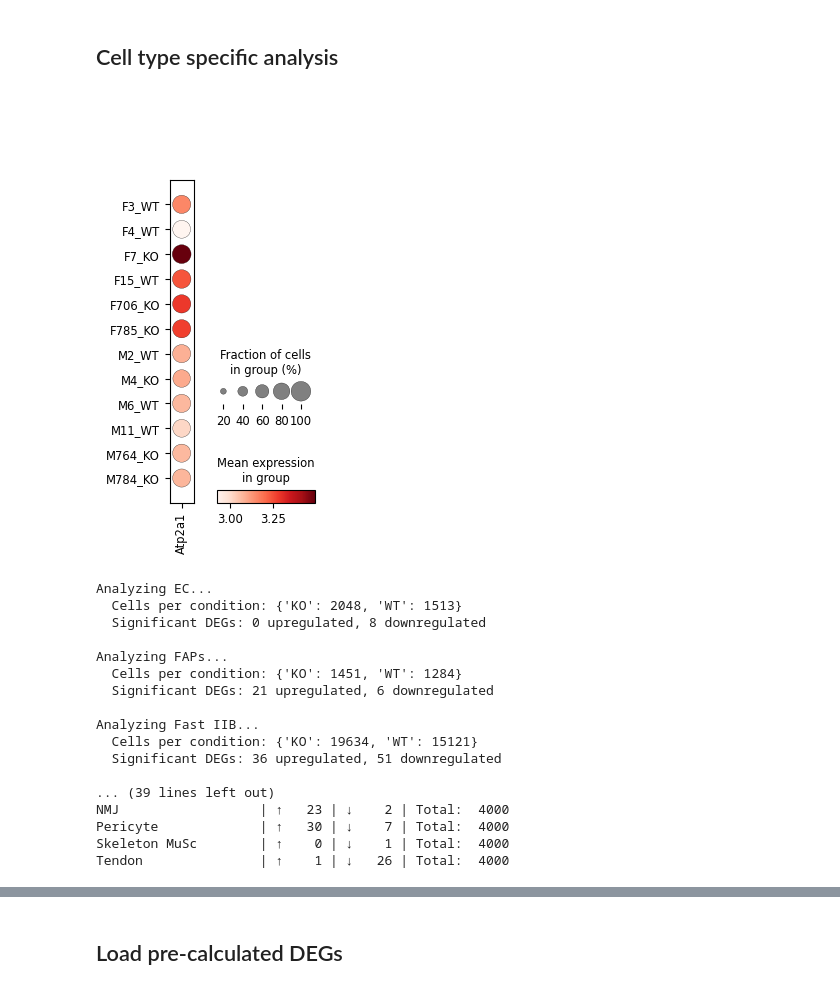
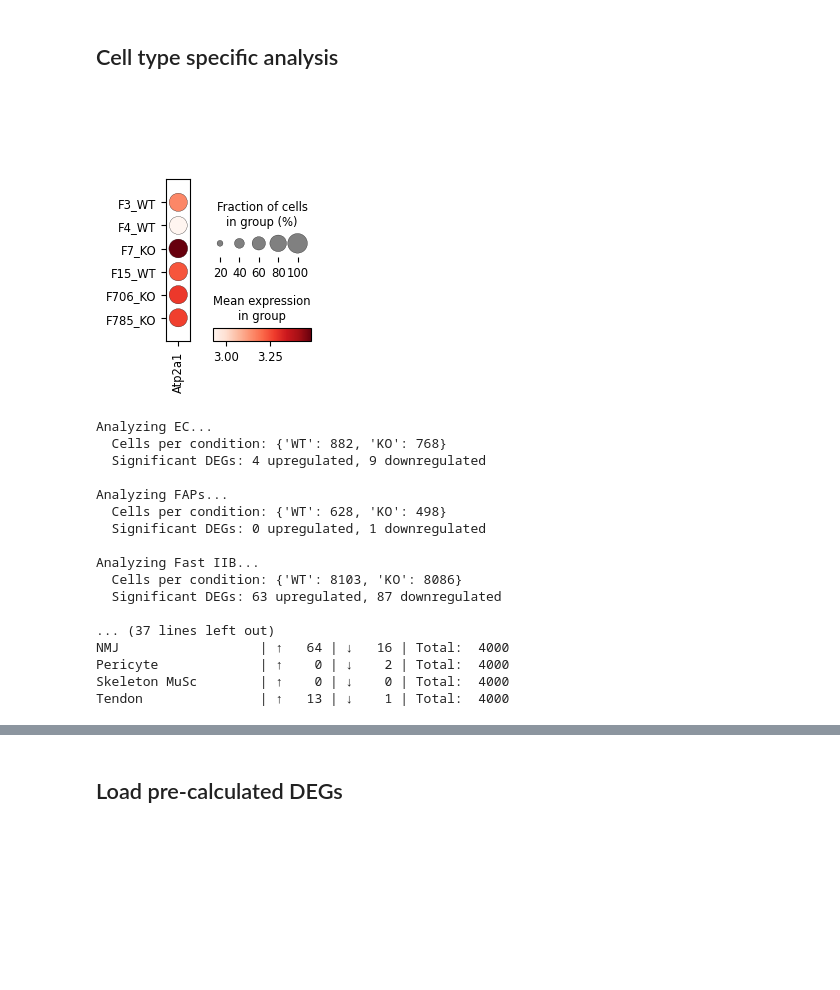
Before and after one commit to akanksha-sachan/TA_muscle_ageing, a Jupyter notebook: py_scripts/DEG_related/DEG_pathway_analysis.ipynb, the cells around one changed output, grey strips where cells are left out. Saved outputs shown, nothing was run; the diff lists cells and outputs as text; code cells hidden in the pictures; blank space fills up the shorter version.

```diff
--- a/py_scripts/DEG_related/DEG_pathway_analysis.ipynb
+++ b/py_scripts/DEG_related/DEG_pathway_analysis.ipynb
@@ -17,7 +17,7 @@ src_dir = os.path.abspath(os.path.join(current_dir, '..', 'src'))
 if src_dir not in sys.path:
     sys.path.append(src_dir)
 
-working_dir = "/ocean/projects/cis240075p/asachan/datasets/TA_muscle/ERCC1_KO_mice/integrated_samples/analysis"
+working_dir = "/ocean/projects/cis240075p/asachan/datasets/TA_muscle/ERCC1_KO_mice/integrated_samples/analysis/female"
 # %%
 from deg import *
 # %%
@@ -45,3 +37,6 @@ print(adata.X.mean())
+# %%
+female_adata = adata[adata.obs['sex'] == 'F']
+male_adata = adata[adata.obs['sex'] == 'M']
 # %%
 # create a new obs for sex (take the first letter of the orig.ident)
 #adata.obs['sex'] = adata.obs['orig.ident'].str[0]
@@ -245,8 +213,7 @@ adata_female = adata[adata.obs['sex'] == 'F']
 # %%
-output_dir = '/ocean/projects/cis240075p/asachan/datasets/TA_muscle/ERCC1_KO_mice/integrated_samples/analysis'
 # Set scanpy settings
 sc.settings.verbosity = 1
-sc.settings.figdir = output_dir
+sc.settings.figdir = working_dir
 # %% [markdown]
 ## Cell type specific analysis
 # %%
@@ -255,22 +222,22 @@ dna_damage_response = ['Atr', 'Atm', 'Chek1', 'Chek2', 'Trp53', 'Mdm2', 'Cdkn1a'
 # %%
 # check expression of Atp2a1 per sample dotplot
 sc.pl.dotplot(
-    adata,
+    female_adata,
     var_names=["Atp2a1"],
     groupby="sample_id"
 )
 # %% [output]
-[figure, old version]
+[figure, new version]
 # %%
 # Run DEG analysis: KO vs WT for each cell type
-cell_types = adata.obs['C_scANVI'].cat.categories
+cell_types = female_adata.obs['C_scANVI'].cat.categories
 ko_wt_results = {}
 
 for cell_type in cell_types:
     print(f"\nAnalyzing {cell_type}...")
 
     # Subset to specific cell type
-    adata_subset = adata[adata.obs['C_scANVI'] == cell_type].copy()
+    adata_subset = female_adata[female_adata.obs['C_scANVI'] == cell_type].copy()
 
     # Check sample sizes
     condition_counts = adata_subset.obs['condition'].value_counts()
@@ -313,14 +280,6 @@ for cell_type in cell_types:
     else:
         print(f"  Skipping - missing KO or WT samples")
 
-# Combine all results
-if ko_wt_results:
-    all_degs = pd.concat(ko_wt_results.values(), ignore_index=True)
-    all_degs.to_csv(os.path.join(working_dir, "DEGs_KO_vs_WT_all_celltypes.csv"), index=False)
-    print(f"\n✓ Analysis complete! Results saved for {len(ko_wt_results)} cell types")
-else:
-    print("\n✗ No valid comparisons found")
-
 # Print summary table
 print("\n" + "="*60)
 print("SUMMARY")
@@ -332,19 +291,19 @@ for ct, degs in ko_wt_results.items():
     print(f"{ct:20s} | ↑ {up:4d} | ↓ {down:4d} | Total: {len(degs):5d}")
 # %% [output]
 Analyzing EC...
-  Cells per condition: {'KO': 2048, 'WT': 1513}
-  Significant DEGs: 0 upregulated, 8 downregulated
+  Cells per condition: {'WT': 882, 'KO': 768}
+  Significant DEGs: 4 upregulated, 9 downregulated
 
 Analyzing FAPs...
-  Cells per condition: {'KO': 1451, 'WT': 1284}
-  Significant DEGs: 21 upregulated, 6 downregulated
+  Cells per condition: {'WT': 628, 'KO': 498}
+  Significant DEGs: 0 upregulated, 1 downregulated
 
 Analyzing Fast IIB...
-  Cells per condition: {'KO': 19634, 'WT': 15121}
-  Significant DEGs: 36 upregulated, 51 downregulated
+  Cells per condition: {'WT': 8103, 'KO': 8086}
+  Significant DEGs: 63 upregulated, 87 downregulated
 
-... (39 lines left out)
-NMJ                  | ↑   23 | ↓    2 | Total:  4000
-Pericyte             | ↑   30 | ↓    7 | Total:  4000
-Skeleton MuSc        | ↑    0 | ↓    1 | Total:  4000
-Tendon               | ↑    1 | ↓   26 | Total:  4000
+... (37 lines left out)
+NMJ                  | ↑   64 | ↓   16 | Total:  4000
+Pericyte             | ↑    0 | ↓    2 | Total:  4000
+Skeleton MuSc        | ↑    0 | ↓    0 | Total:  4000
+Tendon               | ↑   13 | ↓    1 | Total:  4000
```
Also changed, not shown: parts of 29 cells of this notebook, 2 other files.
